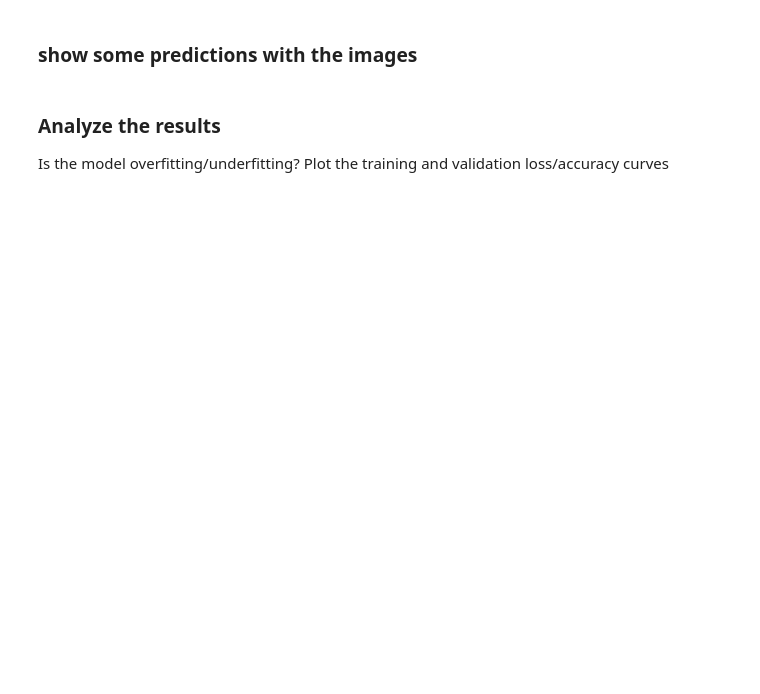
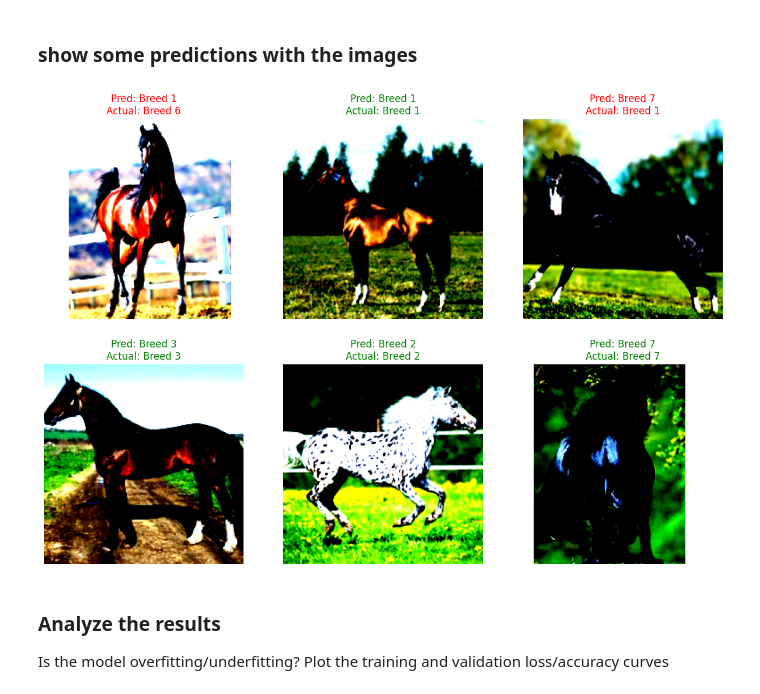
Before and after one commit to Komail-Prog/ai-pros-v1-2025, a Jupyter notebook: W4_DL/final_project/horse_classification.ipynb, the cells around one changed output. Cells and saved outputs as stored; diff of their text form; code cells hidden in the pictures; blank space fills up the shorter version.

```diff
--- a/W4_DL/final_project/horse_classification.ipynb
+++ b/W4_DL/final_project/horse_classification.ipynb
@@ -200,2 +298,13 @@ plt.show()
 # %% [markdown]
 ### define Loss and Optimizer
+# %%
+import torch.optim as optim
+import torch.nn as nn
+
+
+loss_function = nn.CrossEntropyLoss()
+
+
+optimizer = optimizer = optim.AdamW(model.parameters(), lr=1e-4, weight_decay=0.01)
+
+print("Loss function and Optimizer are defined.")
@@ -209,2 +474,7 @@ it should Save the best model and track train and val loss and accuracy
 # %% [markdown]
 ### test the model on test set
+# %%
+model.load_state_dict(torch.load('best_model.pth'))
+model.to(device)
+model.eval()
+print("Loaded the best model weights for testing.")
@@ -211,5 +518,45 @@ it should Save the best model and track train and val loss and accuracy
 # %% [markdown]
 ### show some predictions with the images
+# %%
+import matplotlib.pyplot as plt
+import numpy as np
+
+def visualize_predictions(model, HorseDataset, device, num_images=6):
+    model.eval()
+    images_so_far = 0
+    plt.figure(figsize=(15, 10))
+
+    class_names = ['Breed 1', 'Breed 2', 'Breed 3', 'Breed 4', 'Breed 5', 'Breed 6', 'Breed 7']
+
+    with torch.no_grad():
+        for images, labels in HorseDataset:
+            images, labels = images.to(device), labels.to(device)
+            outputs = model(images)
+            _, preds = torch.max(outputs, 1)
+
+            for i in range(images.size(0)):
+                images_so_far += 1
+                ax = plt.subplot(num_images // 3, 3, images_so_far)
+                ax.axis('off')
+
+
+                color = 'green' if preds[i] == labels[i] else 'red'
+
+
+                img = images.cpu().data[i].numpy().transpose((1, 2, 0))
+
+                img = np.clip(img, 0, 1)
+
+                ax.set_title(f'Pred: {class_names[preds[i]]}\nActual: {class_names[labels[i]]}', color=color)
+                plt.imshow(img)
+
+                if images_so_far == num_images:
+                    return
+
+visualize_predictions(model, test_dataloader, device)
+plt.show()
+# %% [output]
+[figure, added]
 # %% [markdown]
 ### Analyze the results
 Is the model overfitting/underfitting?
```
Also changed, not shown: parts of 19 cells of this notebook.
